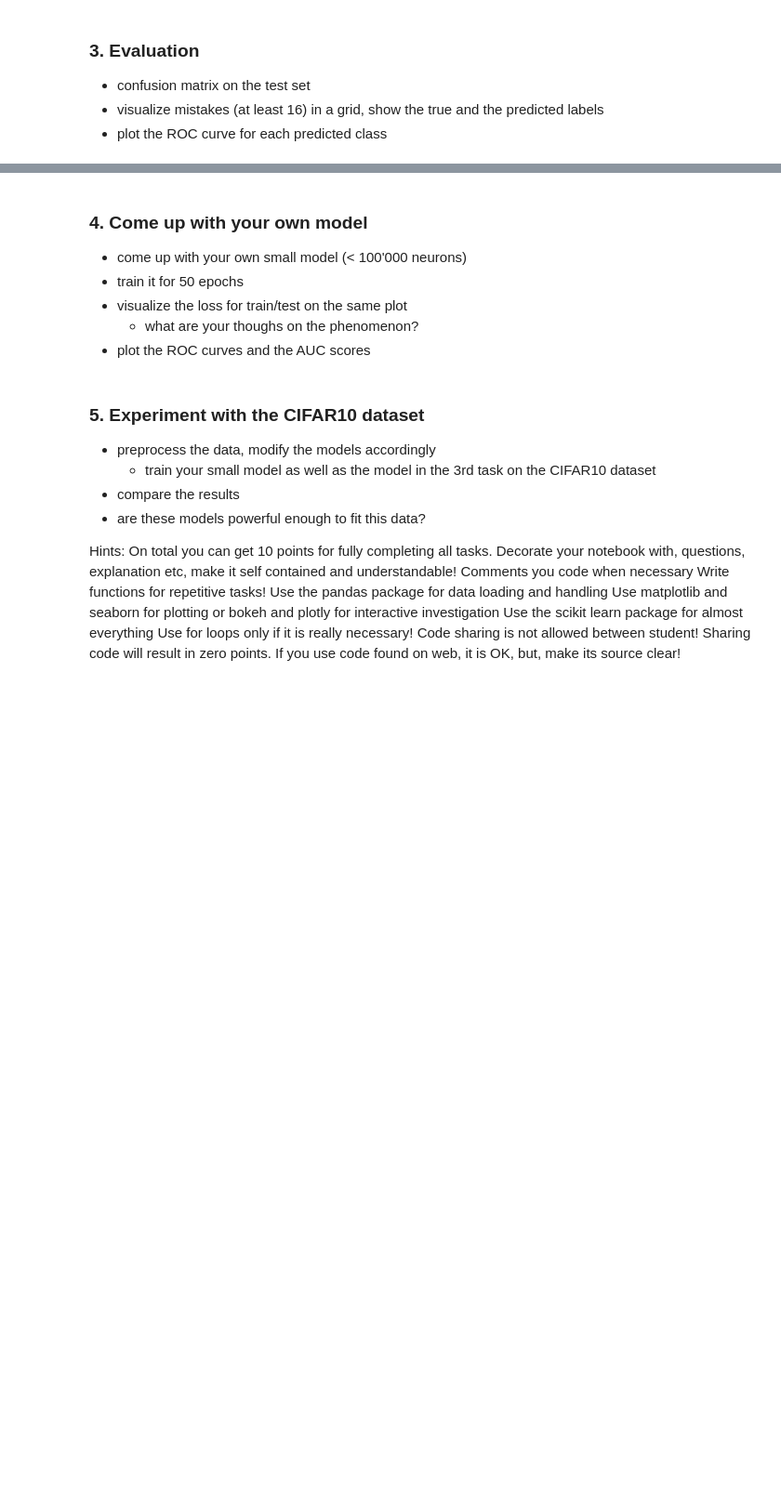
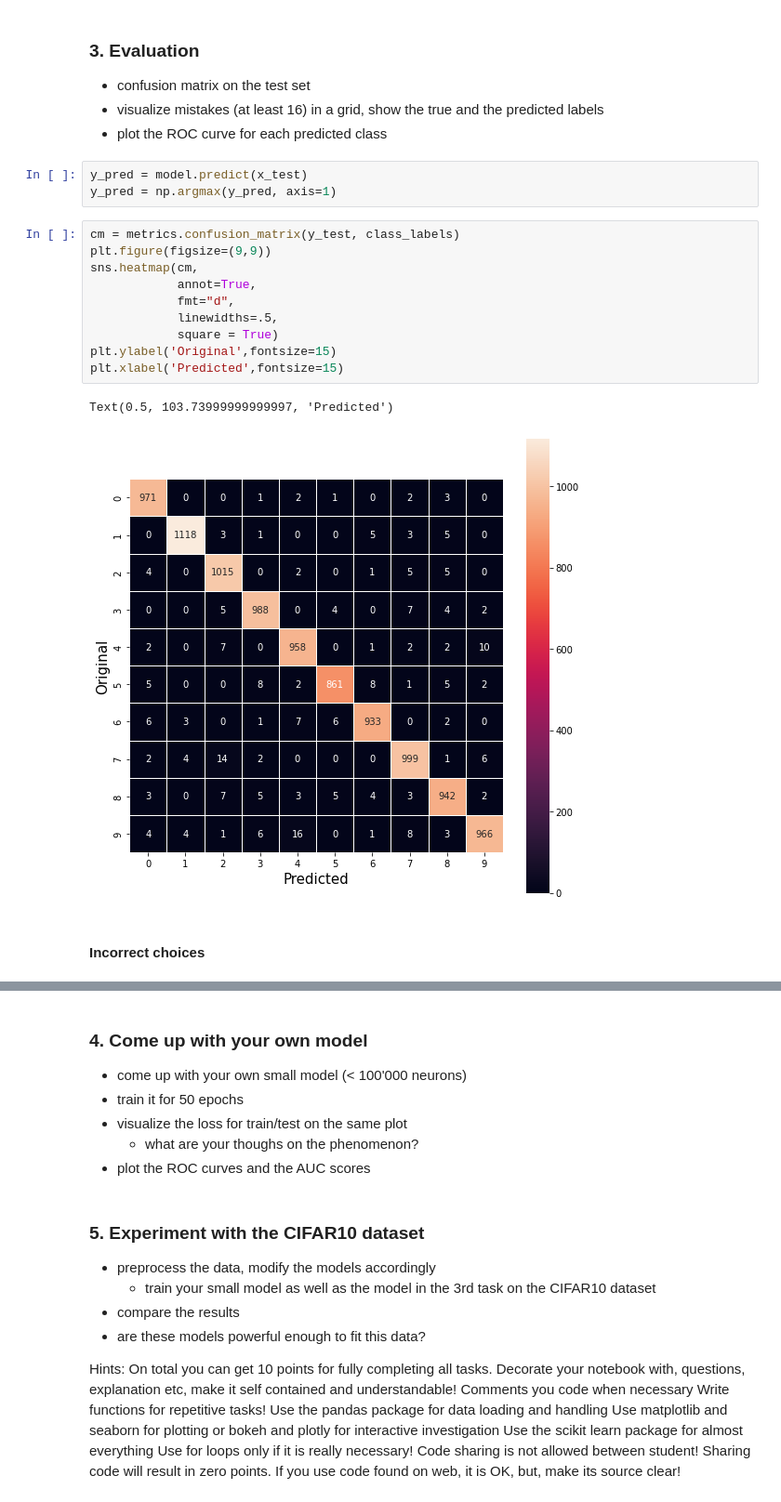
Before and after one commit to barnabasp/ML_Course, a Jupyter notebook: 9/hw9_bporfy.ipynb, the cells around one changed output, grey strips where cells are left out. Shown: that part at 93% size. Drawn from its saved outputs; the diff is of its cells as text; blank space fills up the shorter version.

```diff
--- a/9/hw9_bporfy.ipynb
+++ b/9/hw9_bporfy.ipynb
@@ -150,3 +287,21 @@ tf.keras.datasets.mnist
 * confusion matrix on the test set
 * visualize mistakes (at least 16) in a grid, show the true and the predicted labels
 * plot the ROC curve for each predicted class
+# %%
+y_pred = model.predict(x_test)
+y_pred = np.argmax(y_pred, axis=1)
+# %%
+cm = metrics.confusion_matrix(y_test, class_labels)
+plt.figure(figsize=(9,9))
+sns.heatmap(cm,
+            annot=True,
+            fmt="d",
+            linewidths=.5,
+            square = True)
+plt.ylabel('Original',fontsize=15)
+plt.xlabel('Predicted',fontsize=15)
+# %% [output]
+Text(0.5, 103.73999999999997, 'Predicted')
+[figure, added]
+# %% [markdown]
+#### Incorrect choices
```
Also changed, not shown: parts of 19 cells of this notebook.
